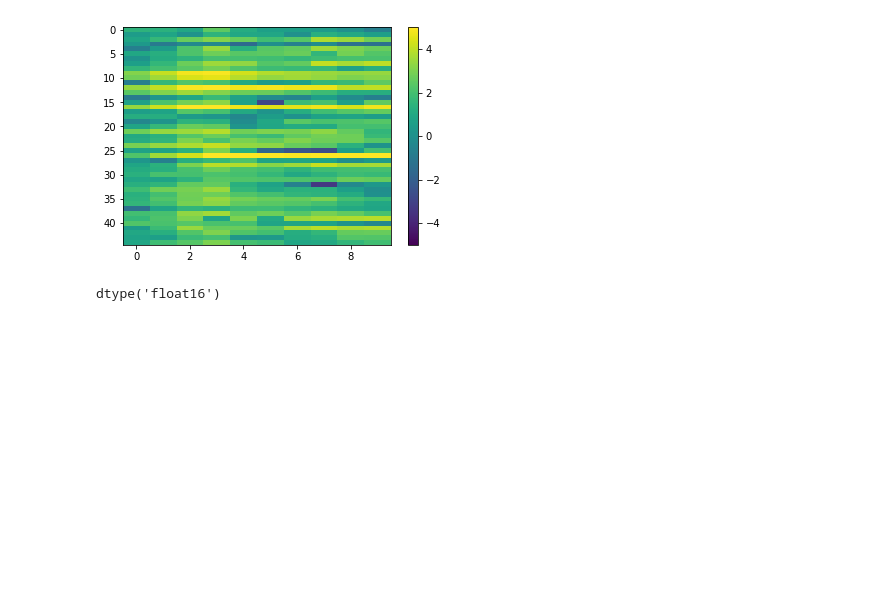
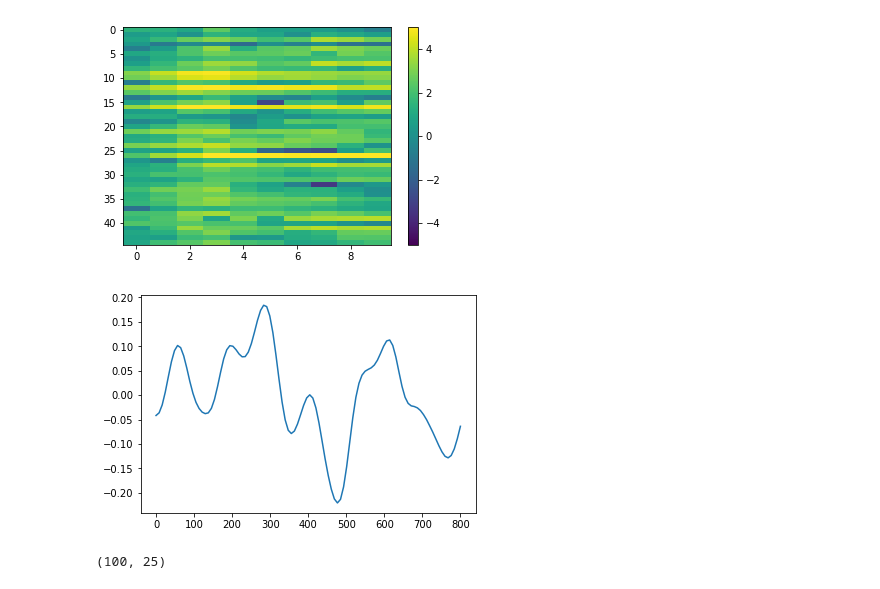
Before and after one commit to Joshuaalbert/bayes_tec, a Jupyter notebook: notebooks/devel/ml_bayes_opt.ipynb, the cells around one changed output. Cells and saved outputs as stored; diff of their text form; code cells hidden in the pictures; blank space fills up the shorter version.

```diff
--- a/notebooks/devel/ml_bayes_opt.ipynb
+++ b/notebooks/devel/ml_bayes_opt.ipynb
@@ -275,7 +275,77 @@ plt.colorbar()
 plt.show()
 # %% [output]
 [figure]
-# %%
-(yvar[0,:,0,12,:]*180./np.pi).dtype
-# %% [output]
-dtype('float16')
+# %%
+import tensorflow as tf
+import tensorflow_probability as tfp
+import gpflow as gp
+import numpy as np
+import pylab as plt
+
+def wrap(phi):
+    return tf.atan2(tf.sin(phi),tf.cos(phi))
+
+def likelihood(tec, l, times, phase, tec_conversion, lik_sigma, K = 2):
+    """
+    Get the likelihood of the tec given phase data and lik_var variance.
+    tec: tensor B
+    l: tensor scalar
+    times: tensor B
+    phase: tensor B, Nf
+    tec_conversion: tensor Nf
+    lik_sigma: tensor B
+    Returns:
+    log_prob: tensor 1
+
+    log(p(phase | tec)) + log(p(tec | l))
+    """
+    mu = wrap(tec[:,None]*tec_conversion[None,:])# B, Nf
+    phase = wrap(phase)# B, Nf
+    #K, B, Nf
+    d = tf.stack([tf.distributions.Normal(mu + tf.convert_to_tensor(k*2*np.pi,tf.float32),
+                                          lik_sigma).log_prob(phase) for k in range(-K,K+1,1)], axis=0)
+    d = tf.stack([tfp.distributions.MultivariateNormalDiag(
+        mu + tf.convert_to_tensor(k*2*np.pi,tf.float32),scale_diag=lik_sigma).log_prob(phase) for k in range(-K,K+1,1)], axis=0)
+
+    #B, Nf -> B
+    log_lik = tf.reduce_logsumexp(d, axis=0)
+
+
+    # B, 1
+    times = times/l
+    dx = times - tf.transpose(times)
+    dx2 = tf.square(dx)
+    cov = tf.exp(-dx2)  + 1e-6*tf.eye(tf.shape(times)[0])
+    var = tf.reduce_mean((tec - tf.reduce_mean(tec)))
+    tec = tec/0.1
+    tec_prior = tfp.distributions.MultivariateNormalFullCovariance(tf.zeros(tf.shape(tec))[None,:],cov[None,:,:]).log_prob(tec[None,:])
+
+    l_prior = tfp.distributions.Normal(50.,1.).log_prob(l)
+    #B, 1
+    log_prob =  log_lik/tf.cast(tf.size(tec_conversion),tf.float32) + tec_prior + l_prior
+
+    return -tf.reduce_sum(l_prior+tec_prior)
+
+l = 36.
+with tf.Session(graph=tf.Graph()) as sess:
+    time = np.linspace(0.,100*8.,100)[:,None]
+    kern = gp.kernels.RBF(1,variance=1.,lengthscales=l)
+    kern.compile()
+    cov = kern.compute_K_symm(time)
+    cov = cov
+    L = 0.1*np.linalg.cholesky(cov + 1e-6*np.eye(cov.shape[0]))
+    z = np.random.normal(size=[time.shape[0],1])
+    tec = L.dot(z)
+
+    plt.plot(time[:,0],tec)
+    plt.show()
+    freqs = np.linspace(120e6, 160e6,25)
+    tec_conversion = -8.448e9/freqs
+    true_phase = tec*tec_conversion[None,:]
+    phase = true_phase + 0.3*np.random.normal(size=true_phase.shape)
+# %% [output]
+[figure, added]
+# %%
+phase.shape
+# %% [output]
+(100, 25)
```
Also changed, not shown: parts of 2 cells of this notebook, 6 other files.
